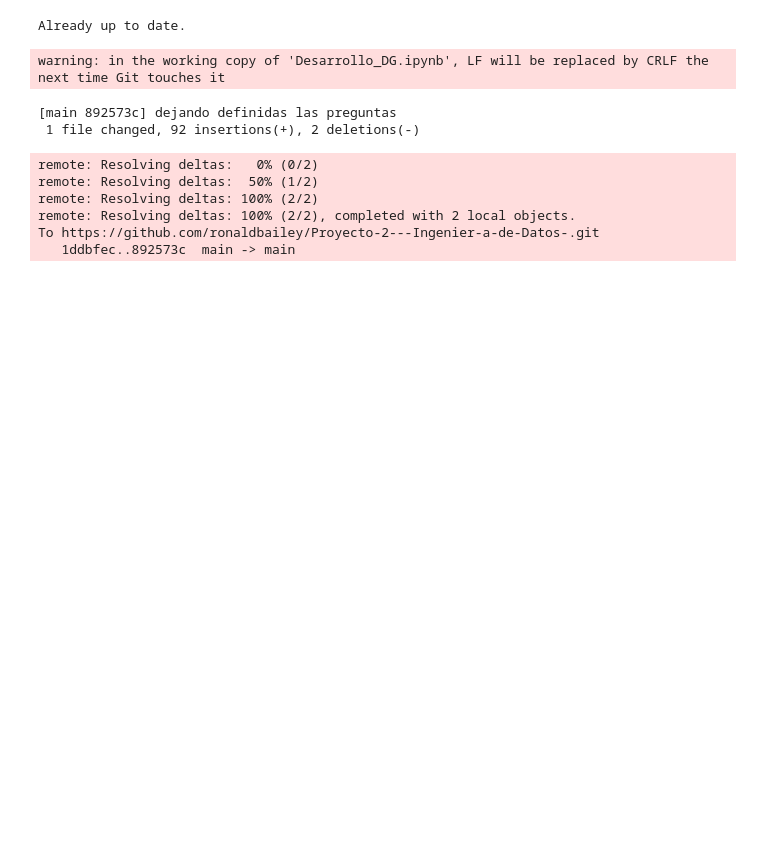
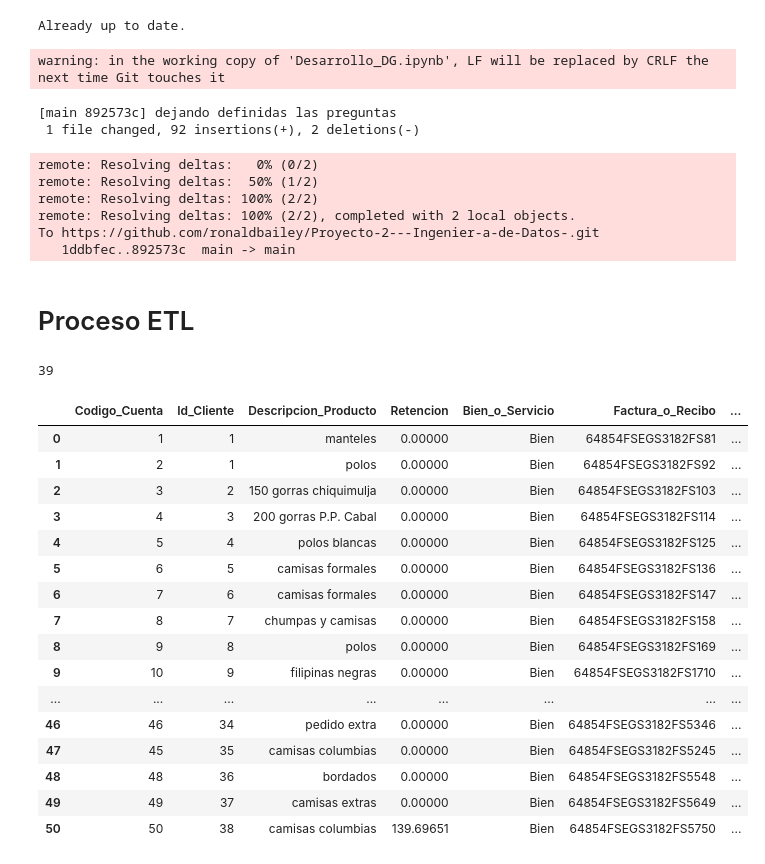
Before and after one commit to ronaldbailey/Proyecto-2---Ingenier-a-de-Datos-, a Jupyter notebook: Desarrollo_DG.ipynb, the cells around one changed output. Drawn from its saved outputs; the diff is of its cells as text; code cells hidden in the pictures; blank space fills up the shorter version.

```diff
--- a/Desarrollo_DG.ipynb
+++ b/Desarrollo_DG.ipynb
@@ -368,3 +345,38 @@ remote: Resolving deltas: 100% (2/2)
 remote: Resolving deltas: 100% (2/2), completed with 2 local objects.
 To https://github.com/ronaldbailey/Proyecto-2---Ingenier-a-de-Datos-.git
    1ddbfec..892573c  main -> main
+# %% [markdown]
+# Proceso ETL
+# %%
+# Insertar los datos en la tabla MySQL
+datos_crudos.to_sql(name='datos_cuentas', con=mysql_driver, if_exists='replace', index=False)
+clientes_limpios.to_sql(name='datos_clientes', con=mysql_driver, if_exists='replace', index=False)
+# %% [output]
+39
+# %%
+# Leer la primera tabla
+df1 = pd.read_sql_query("SELECT * FROM datos_cuentas", mysql_driver)
+
+# Leer la segunda tabla
+df2 = pd.read_sql_query("SELECT * FROM datos_clientes", mysql_driver)
+
+nuevo_df = pd.merge(df1, df2, on="Id_Cliente")
+nuevo_df
+# %% [output]
+|  | Codigo_Cuenta | Id_Cliente | Descripcion_Producto | Retencion | Bien_o_Servicio | Factura_o_Recibo | ... |
+| 0 | 1 | 1 | manteles | 0.00000 | Bien | 64854FSEGS3182FS81 | ... |
+| 1 | 2 | 1 | polos | 0.00000 | Bien | 64854FSEGS3182FS92 | ... |
+| 2 | 3 | 2 | 150 gorras chiquimulja | 0.00000 | Bien | 64854FSEGS3182FS103 | ... |
+| 3 | 4 | 3 | 200 gorras P.P. Cabal | 0.00000 | Bien | 64854FSEGS3182FS114 | ... |
+| 4 | 5 | 4 | polos blancas | 0.00000 | Bien | 64854FSEGS3182FS125 | ... |
+| 5 | 6 | 5 | camisas formales | 0.00000 | Bien | 64854FSEGS3182FS136 | ... |
+| 6 | 7 | 6 | camisas formales | 0.00000 | Bien | 64854FSEGS3182FS147 | ... |
+| 7 | 8 | 7 | chumpas y camisas | 0.00000 | Bien | 64854FSEGS3182FS158 | ... |
+| 8 | 9 | 8 | polos | 0.00000 | Bien | 64854FSEGS3182FS169 | ... |
+| 9 | 10 | 9 | filipinas negras | 0.00000 | Bien | 64854FSEGS3182FS1710 | ... |
+| ... | ... | ... | ... | ... | ... | ... | ... |
+| 46 | 46 | 34 | pedido extra | 0.00000 | Bien | 64854FSEGS3182FS5346 | ... |
+| 47 | 45 | 35 | camisas columbias | 0.00000 | Bien | 64854FSEGS3182FS5245 | ... |
+| 48 | 48 | 36 | bordados | 0.00000 | Bien | 64854FSEGS3182FS5548 | ... |
+| 49 | 49 | 37 | camisas extras | 0.00000 | Bien | 64854FSEGS3182FS5649 | ... |
+| 50 | 50 | 38 | camisas columbias | 139.69651 | Bien | 64854FSEGS3182FS5750 | ... |
```
Also changed, not shown: parts of 42 cells of this notebook.
